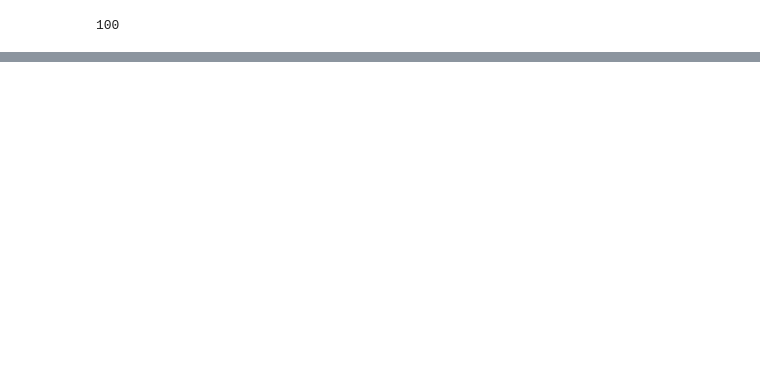
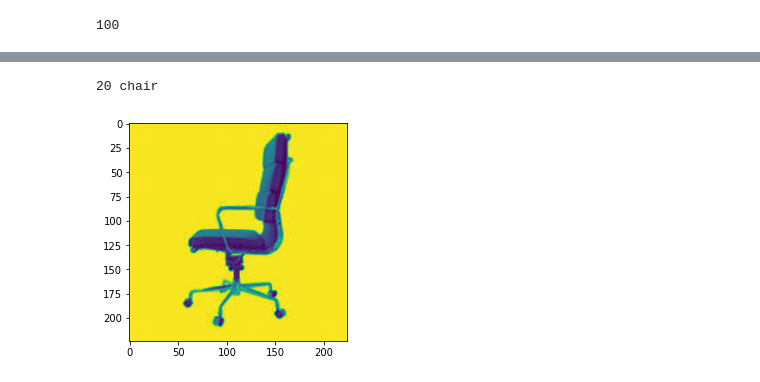
Before and after one commit to bradley-ray/implementing-deep-learn-papers, a Jupyter notebook: an_image_is_worth_16x16_words.ipynb, the cells around one changed output, grey strips where cells are left out. Cells and saved outputs as stored; diff of their text form; code cells hidden in the pictures; blank space fills up the shorter version.

```diff
--- a/an_image_is_worth_16x16_words.ipynb
+++ b/an_image_is_worth_16x16_words.ipynb
@@ -330,0 +322,11 @@ tensor([[-8.9409e-01,  6.0453e-01, -6.1544e-01, -4.2042e-01, -1.2260e+00,
+# %%
+img = Image.open('chair.jpg')
+x = transforms(img)
+x = transforms(img).unsqueeze(0)
+plt.imshow(x.squeeze(0)[0])
+out = model(x)
+cls = out.argmax(dim=-1).item()
+print(cls, class_names[cls])
+# %% [output]
+20 chair
+[figure, added]
```
Also changed, not shown: parts of 12 cells of this notebook.
